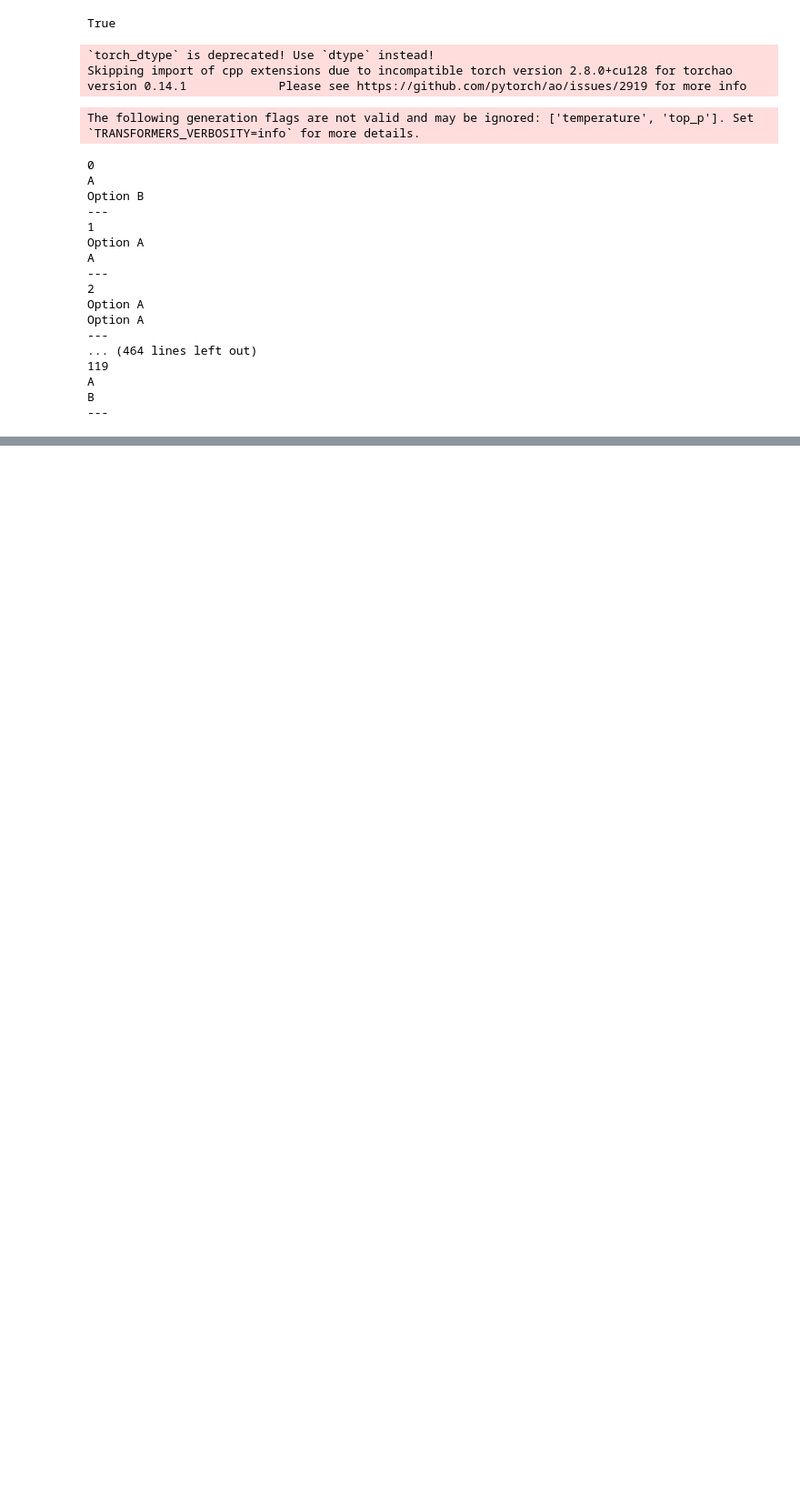
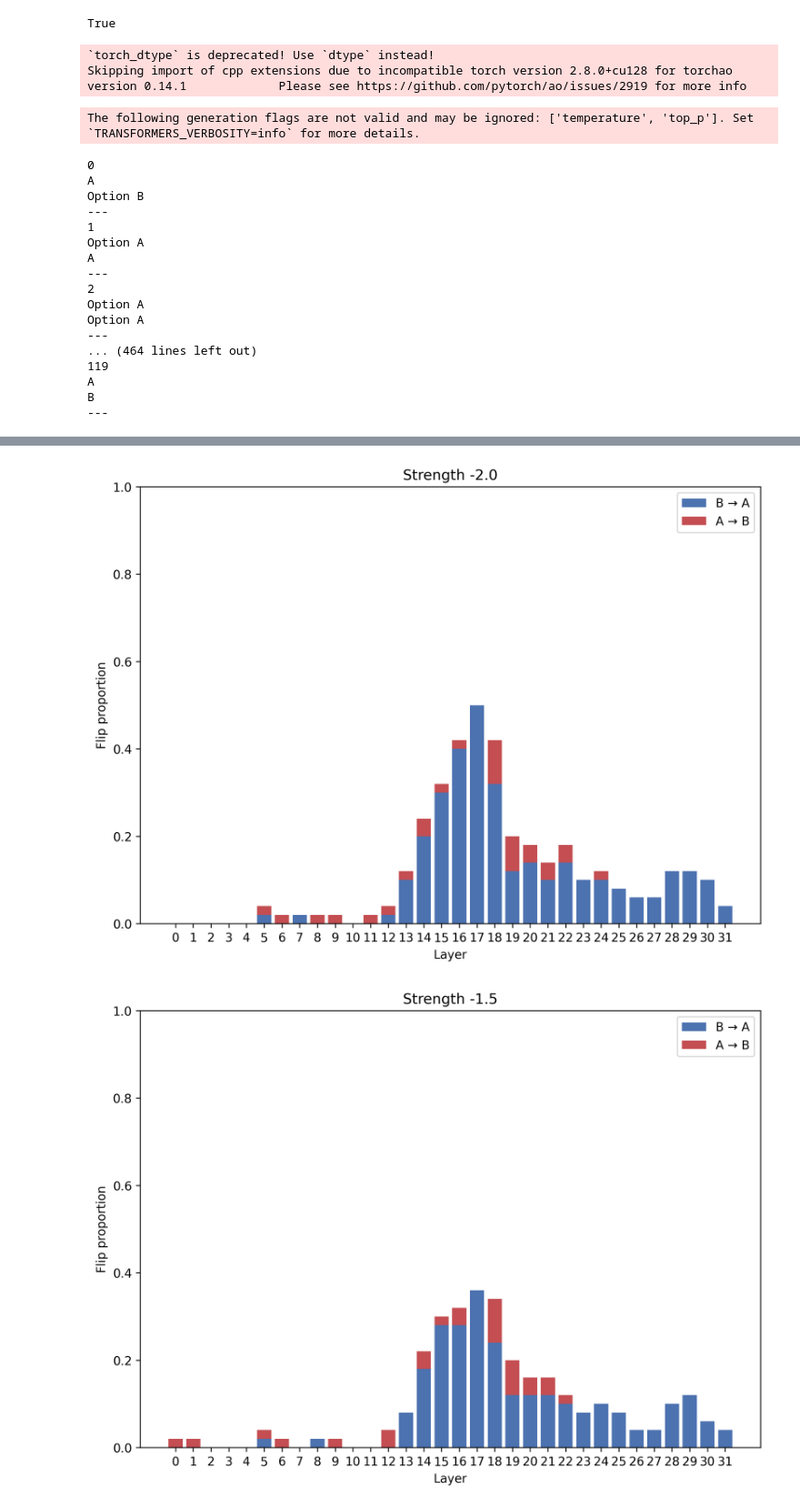
Before and after one commit to johnathansun/InstructedToBias, a Jupyter notebook: js_certainty_steering.ipynb, the cells around one changed output, grey strips where cells are left out. Shown at 91% size. Cells and saved outputs as stored; diff of their text form; code cells hidden in the pictures; blank space fills up the shorter version.

```diff
--- a/js_certainty_steering.ipynb
+++ b/js_certainty_steering.ipynb
@@ -126,0 +898,24 @@ df_switch_sample.to_csv('Question_Subsets/certainty_effect_pairs_switch_sample.c
+# %%
+for i in [-2.0, -1.5, -1.0]:
+
+    letter_flip_prop = steering_results[steering_results['strength'] == i].groupby(['layer']).agg({'flipped_to_control': 'sum', 'A_to_B': 'sum', 'treatment_text': 'count'})
+    letter_flip_prop['flip_prop'] = letter_flip_prop['flipped_to_control'].astype(float) / letter_flip_prop['treatment_text']
+    letter_flip_prop['flip_prop_B_to_A'] = (letter_flip_prop['flipped_to_control'] - letter_flip_prop['A_to_B']) / letter_flip_prop['treatment_text']
+
+    fig, ax = plt.subplots(figsize=(8, 6))
+
+    layers = letter_flip_prop.index
+    ax.bar(layers, letter_flip_prop['flip_prop_B_to_A'], label='B → A', color='#4c72b0')
+    ax.bar(layers, letter_flip_prop['flip_prop'] - letter_flip_prop['flip_prop_B_to_A'], bottom=letter_flip_prop['flip_prop_B_to_A'], label='A → B', color='#c44e52')
+
+    ax.set_ylim(0, 1)
+    ax.set_xlabel('Layer')
+    ax.set_ylabel('Flip proportion')
+    ax.set_title(f'Strength {i}')
+    ax.set_xticks(layers)
+    ax.legend()
+    plt.tight_layout()
+    plt.show()
+# %% [output]
+[figure, added]
+[figure, added]
```
Also changed, not shown: parts of 31 cells of this notebook, 32 other files.
